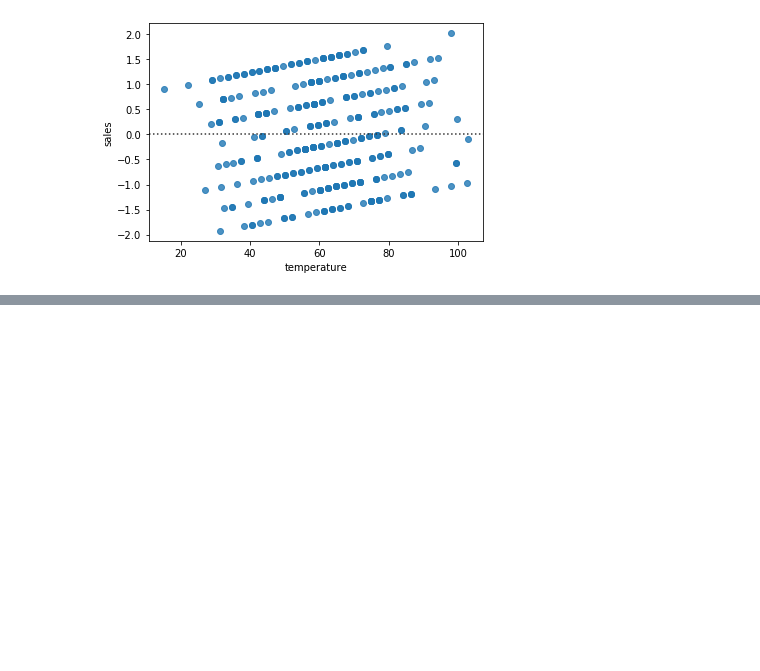
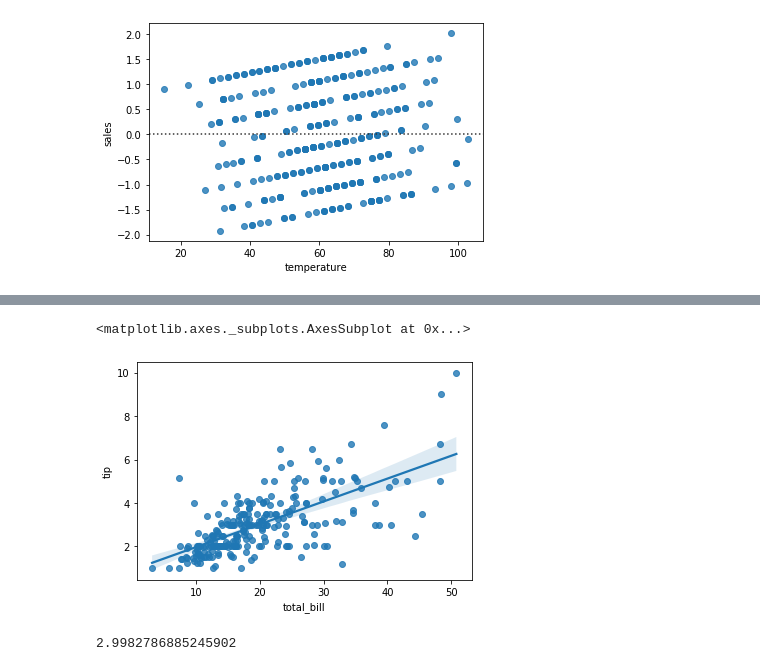
Before and after one commit to Yongliang-Shi/regression-exercises, a Jupyter notebook: evaluate.ipynb, the cells around one changed output, grey strips where cells are left out. Drawn from its saved outputs; the diff is of its cells as text; code cells hidden in the pictures; blank space fills up the shorter version.

Commit message:
evaluate feature total_bill on tip

```diff
--- a/evaluate.ipynb
+++ b/evaluate.ipynb
@@ -380,0 +385,3 @@ sns.residplot(data=evaluate, y='sales', x='temperature')
+# %%
+df = data('tips')
+df.head()
@@ -380,0 +395,9 @@ sns.residplot(data=evaluate, y='sales', x='temperature')
+# %%
+sns.regplot(data=df, x='total_bill', y='tip')
+# %% [output]
+<matplotlib.axes._subplots.AxesSubplot at 0x...>
+[figure, added]
+# %%
+df.tip.mean()
+# %% [output]
+2.9982786885245902
```
Also changed, not shown: parts of 9 cells of this notebook.
